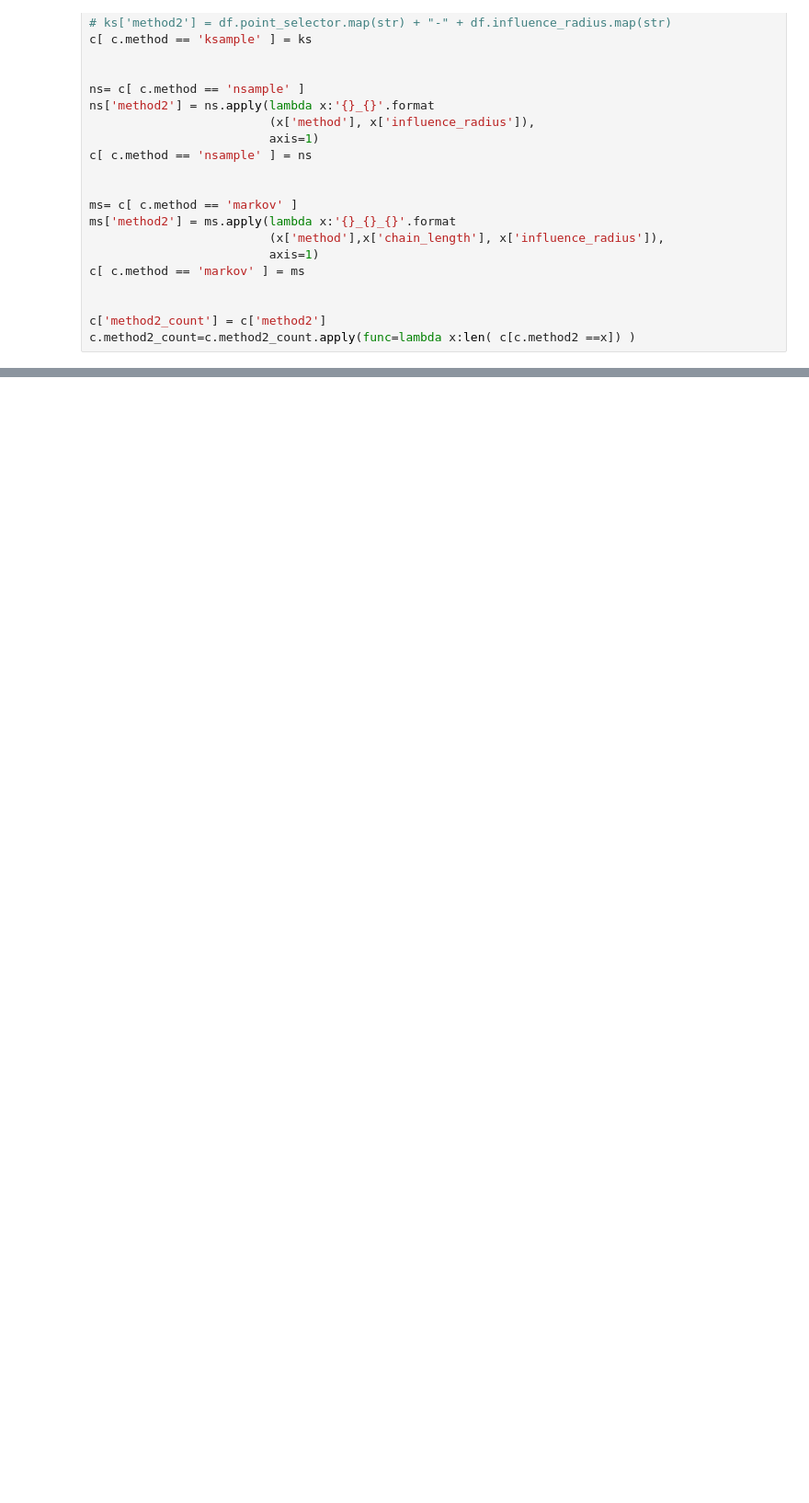
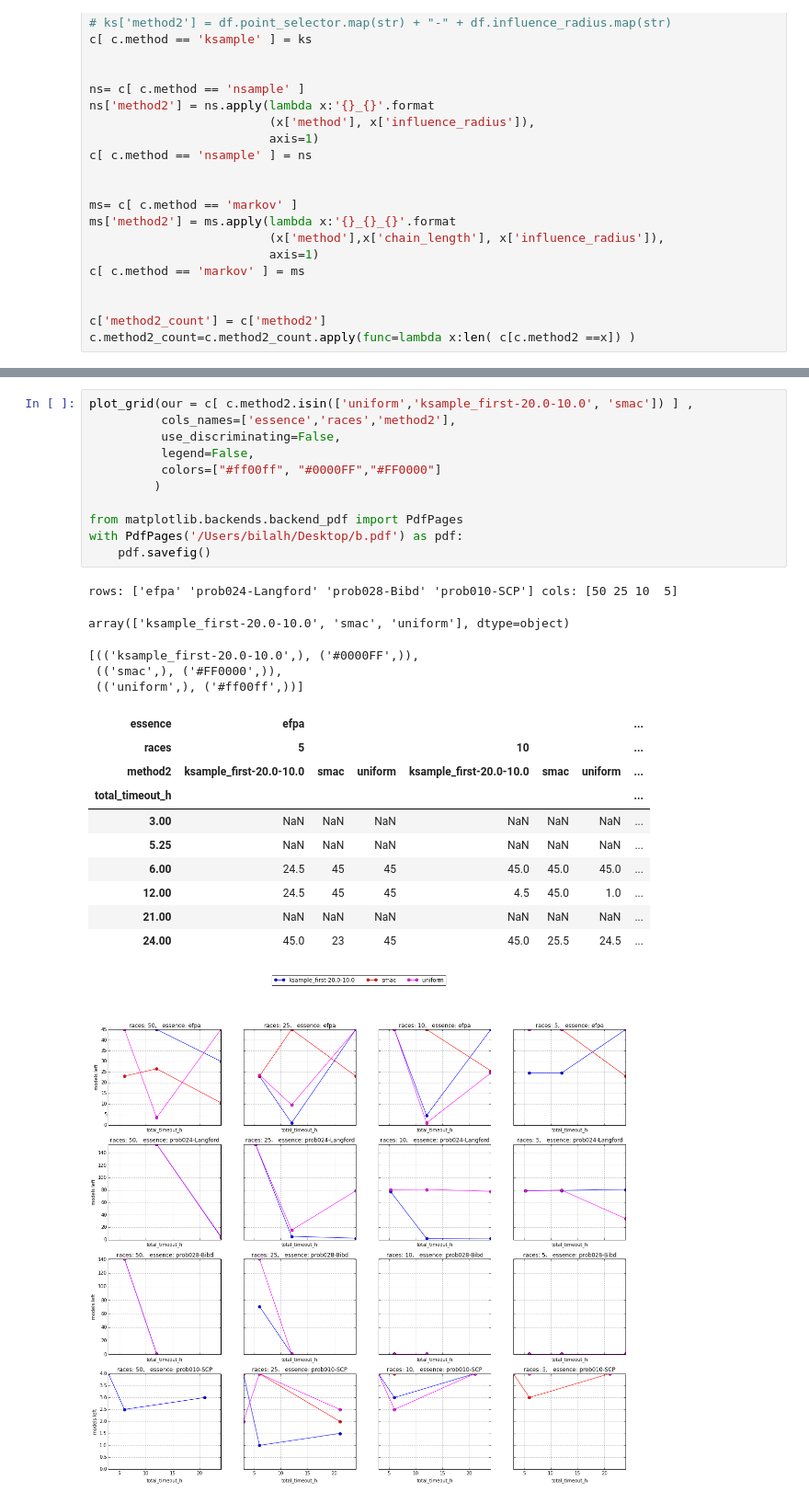
Before and after one commit to Bilalh/Gen, a Jupyter notebook: scripts/parse_results/next.ipynb, the cells around one changed output, grey strips where cells are left out. Shown at 92% size. Saved outputs shown, nothing was run; the diff lists cells and outputs as text; blank space fills up the shorter version.

```diff
--- a/scripts/parse_results/next.ipynb
+++ b/scripts/parse_results/next.ipynb
@@ -169,3 +188,31 @@ array(['ksample_first-20.0-10.0', 'ksample_halving-20.0-10.0',
+# %%
+plot_grid(our = c[ c.method2.isin(['uniform','ksample_first-20.0-10.0', 'smac']) ] ,
+          cols_names=['essence','races','method2'],
+          use_discriminating=False,
+          legend=False,
+          colors=["#ff00ff", "#0000FF","#FF0000"]
+         )
+
+from matplotlib.backends.backend_pdf import PdfPages
+with PdfPages('/Users/bilalh/Desktop/b.pdf') as pdf:
+    pdf.savefig()
+# %% [output]
+rows: ['efpa' 'prob024-Langford' 'prob028-Bibd' 'prob010-SCP'] cols: [50 25 10  5]
+array(['ksample_first-20.0-10.0', 'smac', 'uniform'], dtype=object)
+[(('ksample_first-20.0-10.0',), ('#0000FF',)),
+ (('smac',), ('#FF0000',)),
+ (('uniform',), ('#ff00ff',))]
+| essence | efpa |  |  |  |  |  | ... |
+| races | 5 |  |  | 10 |  |  | ... |
+| method2 | ksample_first-20.0-10.0 | smac | uniform | ksample_first-20.0-10.0 | smac | uniform | ... |
+| total_timeout_h |  |  |  |  |  |  | ... |
+| 3.00 | NaN | NaN | NaN | NaN | NaN | NaN | ... |
+| 5.25 | NaN | NaN | NaN | NaN | NaN | NaN | ... |
+| 6.00 | 24.5 | 45 | 45 | 45.0 | 45.0 | 45.0 | ... |
+| 12.00 | 24.5 | 45 | 45 | 4.5 | 45.0 | 1.0 | ... |
+| 21.00 | NaN | NaN | NaN | NaN | NaN | NaN | ... |
+| 24.00 | 45.0 | 23 | 45 | 45.0 | 25.5 | 24.5 | ... |
+[figure, added]
 # %%
 a=c[ c.essence =='efpa'  ].pivot_table(rows=['total_timeout_h'],
                        cols=['essence','races','method2'],
```
Also changed, not shown: parts of 10 cells of this notebook, 1 other file.
